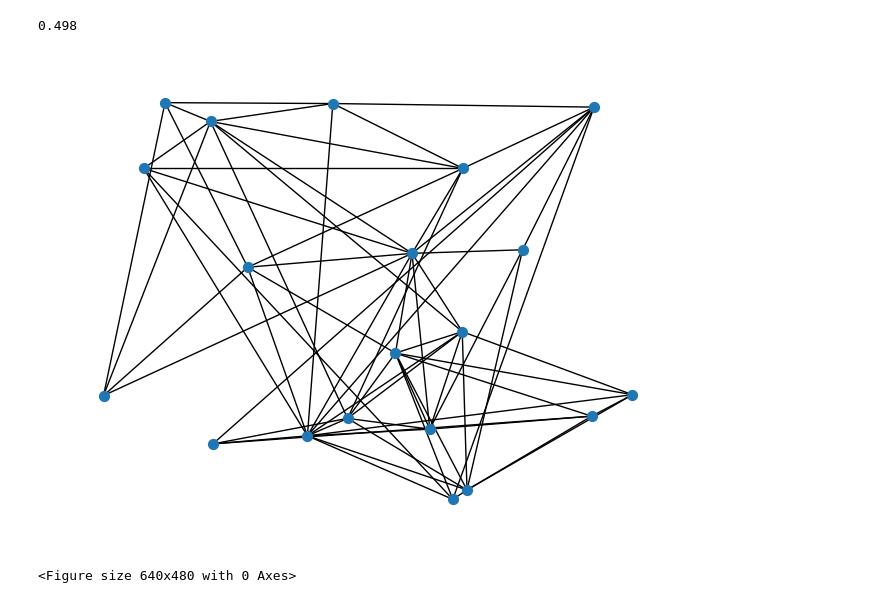
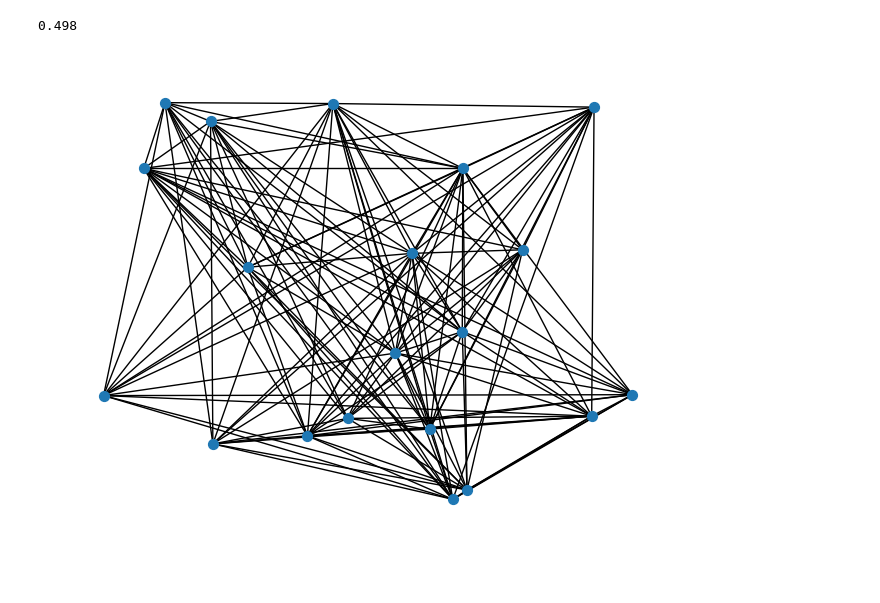
Before and after one commit to afr13dman/senior-thesis, a Jupyter notebook: model_idea_one.ipynb, the cells around one changed output. Cells and saved outputs as stored; diff of their text form; code cells hidden in the pictures.

Commit message:
fix images of random graphs

```diff
--- a/model_idea_one.ipynb
+++ b/model_idea_one.ipynb
@@ -36,7 +36,7 @@ for i in range(0, 20): # Go from 0 to n-1
         distance = math.dist(u, v)
 
         # Generate probability if an edge exists
-        prob = 15**(-distance)
+        prob = 2**(-distance)
         r = random.random()
         if r < prob: # create an edge
             G.add_edge(i, j)
@@ -45,10 +45,7 @@ for i in range(0, 20): # Go from 0 to n-1
 node_locations = {v: (float(G.nodes()[v]['x_axis']), float(G.nodes()[v]['y_axis'])) for v in G.nodes()}
 # %%
 # Drawing a figure with these locations
-plt.figure()
 nx.draw(G, node_size = 50, pos = node_locations)
-plt.show()
-plt.savefig('imgs/prob_fifteen.png')
+plt.savefig('imgs/prob_two.png')
 # %% [output]
-[figure, old version]
+[figure, new version]
-<Figure size 640x480 with 0 Axes>
```
Also changed, not shown: 5 other files.
